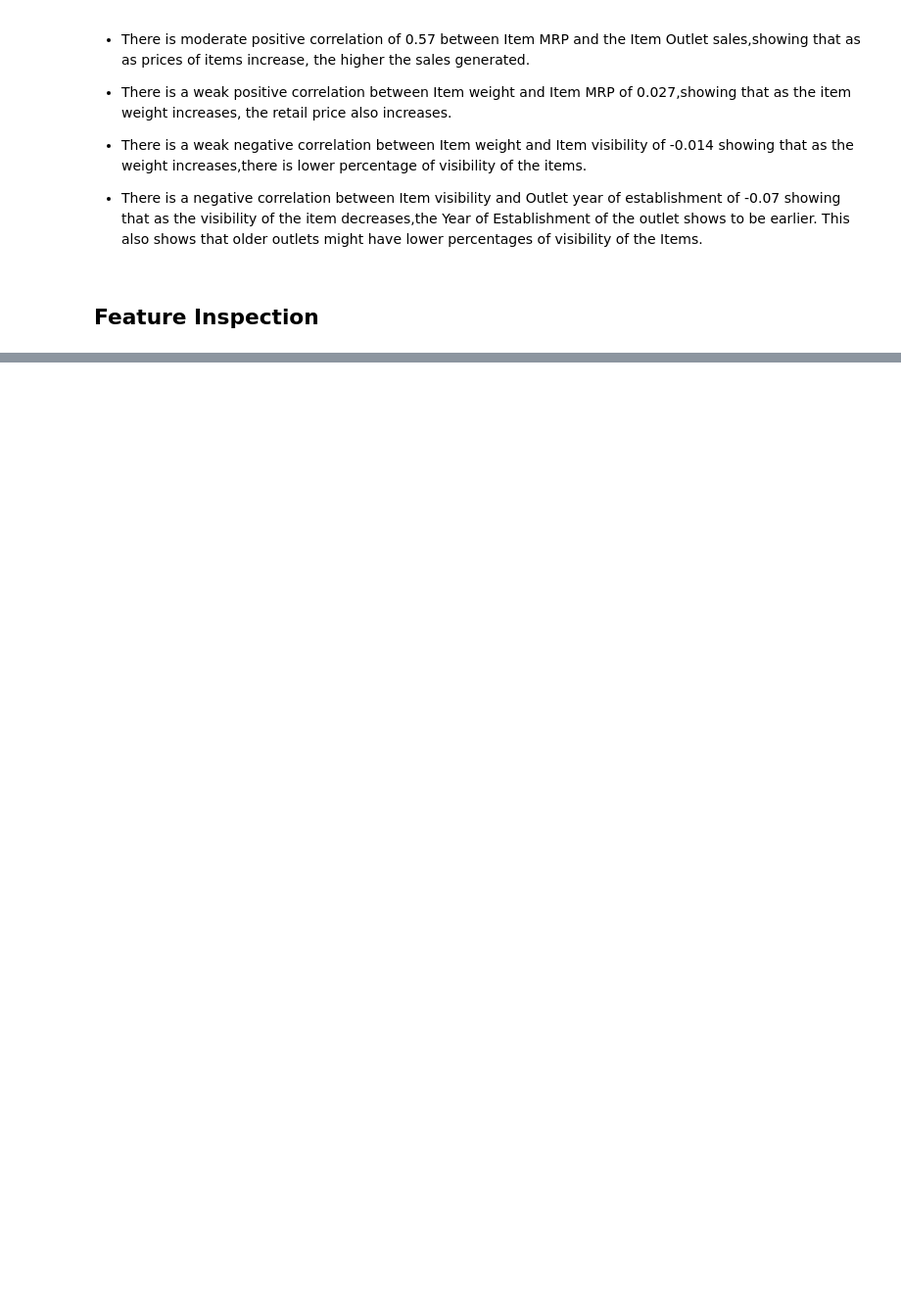
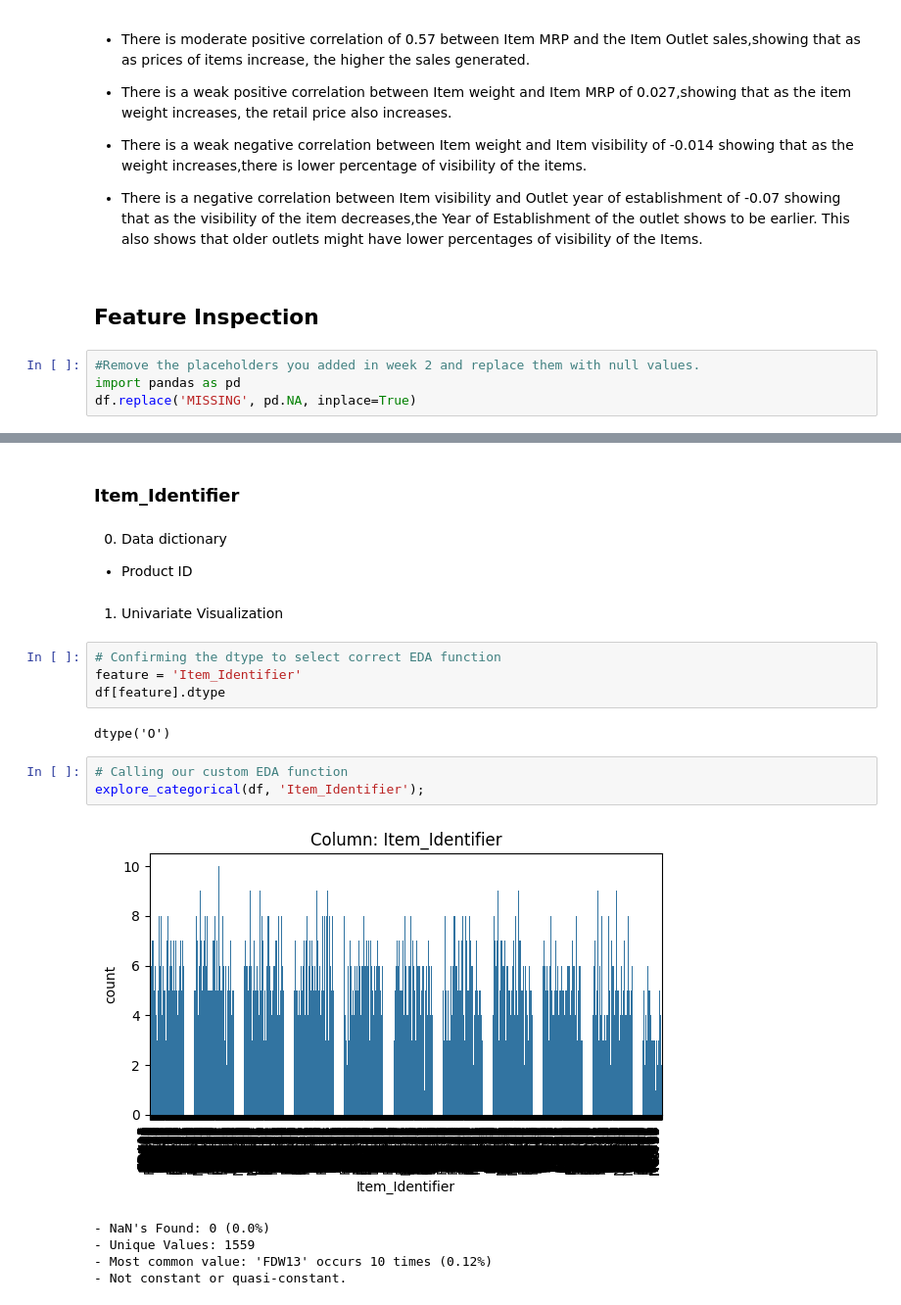
Before and after one commit to zal-developer/Production-of-Product-Sales., a Jupyter notebook: Prediction_of_Product_Sales.ipynb, the cells around one changed output, grey strips where cells are left out. Shown at 98% size. Cells and saved outputs as stored; diff of their text form; blank space fills up the shorter version.

```diff
--- a/Prediction_of_Product_Sales.ipynb
+++ b/Prediction_of_Product_Sales.ipynb
@@ -516,3 +514,7 @@ sns.heatmap(df.corr(),annot=True,cmap='Greens');
 - There is a negative correlation between Item visibility and Outlet year of establishment of -0.07 showing that as the visibility of the item decreases,the Year of Establishment of the outlet shows to be earlier. This also shows that older outlets might have lower percentages of visibility of the Items.
 # %% [markdown]
 ## Feature Inspection
+# %%
+#Remove the placeholders you added in week 2 and replace them with null values.
+import pandas as pd
+df.replace('MISSING', pd.NA, inplace=True)
@@ -518,0 +634,23 @@ sns.heatmap(df.corr(),annot=True,cmap='Greens');
+# %% [markdown]
+### Item_Identifier
+# %% [markdown]
+0) Data dictionary
+
+*   Product ID
+# %% [markdown]
+1) Univariate Visualization
+# %%
+# Confirming the dtype to select correct EDA function
+feature = 'Item_Identifier'
+df[feature].dtype
+# %% [output]
+dtype('O')
+# %%
+# Calling our custom EDA function
+explore_categorical(df, 'Item_Identifier');
+# %% [output]
+[figure, added]
+- NaN's Found: 0 (0.0%)
+- Unique Values: 1559
+- Most common value: 'FDW13' occurs 10 times (0.12%)
+- Not constant or quasi-constant.
```
Also changed, not shown: parts of 118 cells of this notebook.
